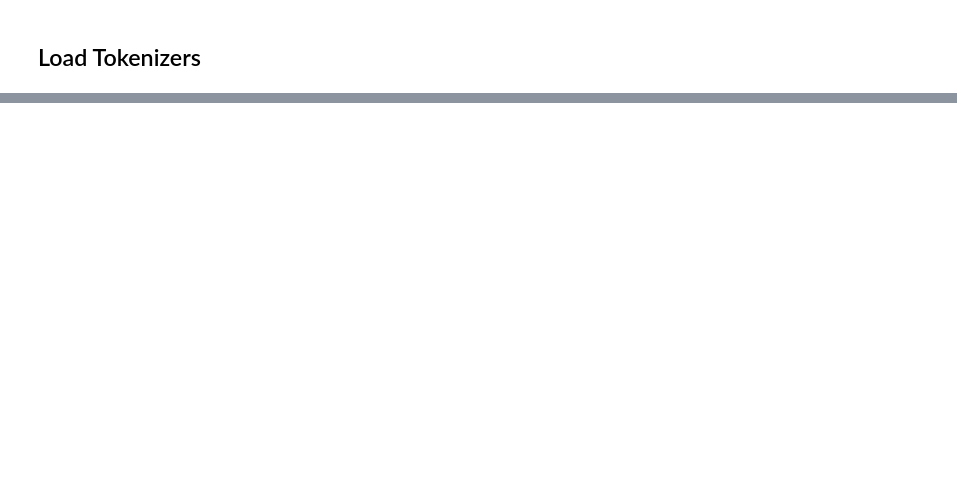
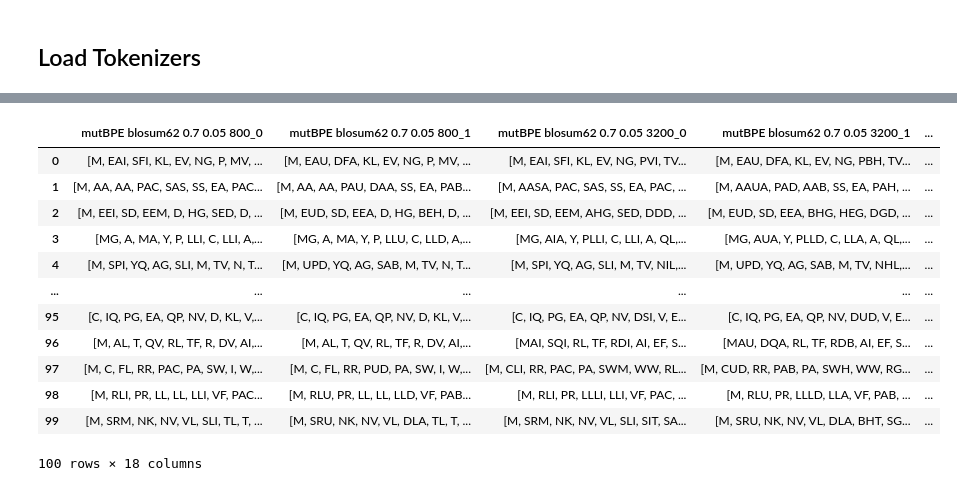
Before and after one commit to boun-tabi-lifelu/evolutionary-subword-tokenization, a Jupyter notebook: Prog/esm_study.ipynb, the cells around one changed output, grey strips where cells are left out. Cells and saved outputs as stored; diff of their text form; code cells hidden in the pictures; blank space fills up the shorter version.

```diff
--- a/Prog/esm_study.ipynb
+++ b/Prog/esm_study.ipynb
@@ -246,0 +302,57 @@ df_domains.head()
+# %%
+def generate_mutated_alternative_token_set(token_set, tokenizer_name, random_seed=42):
+    random.seed(random_seed)
+    alphabet = "ARNDCEQGHILKMFPSTWYVUOXBZJ"
+    mutated_token_set = []
+    alternative_token_set = []
+    for token in token_set:
+        if token in inner_vocab_parents_list[tokenizer_name]:
+            if 'mutations' in inner_vocab_parents_list[tokenizer_name][token]:
+                mutated_token = inner_vocab_parents_list[tokenizer_name][token]['mutations'][0]
+                tabu_list = [token] + inner_vocab_parents_list[tokenizer_name][token]['mutations']
+                alternative_token = generate_alternative_token(token, mutated_token, tabu_list, alphabet)
+            else:
+                mutated_token = token
+                alternative_token = token
+        elif token in inner_vocab_mutated_list[tokenizer_name]:
+            parent_token = inner_vocab_mutated_list[tokenizer_name][token]['parent']
+            if len(inner_vocab_parents_list[tokenizer_name][parent_token]['mutations']) > 1:
+                candidate_1 = inner_vocab_parents_list[tokenizer_name][parent_token]['mutations'][0]
+                candidate_2 = inner_vocab_parents_list[tokenizer_name][parent_token]['mutations'][1]
+                mutated_token = candidate_1 if candidate_1 != token else candidate_2
+                tabu_list = [parent_token] + inner_vocab_parents_list[tokenizer_name][parent_token]['mutations']
+                alternative_token = generate_alternative_token(token, mutated_token, tabu_list, alphabet)
+            else:
+                mutated_token = token
+                alternative_token = token
+        else:
+            mutated_token = token
+            alternative_token = token
+        mutated_token_set.append(mutated_token)
+        alternative_token_set.append(alternative_token)
+    return mutated_token_set, alternative_token_set
+# %%
+aa = df_protein_main.apply(lambda row: {tokenizer_name:generate_mutated_alternative_token_set(row[tokenizer_name], tokenizer_name) for tokenizer_name in tokenizer_list.keys()}, axis=1)
+# %%
+aa = pd.DataFrame.from_dict(list(aa))
+# %%
+result = pd.concat(
+    [aa[col].apply(pd.Series).add_prefix(f"{col}_") for col in aa.columns],
+    axis=1
+)
+# %%
+result
+# %% [output]
+|  | mutBPE blosum62 0.7 0.05 800_0 | mutBPE blosum62 0.7 0.05 800_1 | mutBPE blosum62 0.7 0.05 3200_0 | mutBPE blosum62 0.7 0.05 3200_1 | ... |
+| 0 | [M, EAI, SFI, KL, EV, NG, P, MV, ... | [M, EAU, DFA, KL, EV, NG, P, MV, ... | [M, EAI, SFI, KL, EV, NG, PVI, TV... | [M, EAU, DFA, KL, EV, NG, PBH, TV... | ... |
+| 1 | [M, AA, AA, PAC, SAS, SS, EA, PAC... | [M, AA, AA, PAU, DAA, SS, EA, PAB... | [M, AASA, PAC, SAS, SS, EA, PAC, ... | [M, AAUA, PAD, AAB, SS, EA, PAH, ... | ... |
+| 2 | [M, EEI, SD, EEM, D, HG, SED, D, ... | [M, EUD, SD, EEA, D, HG, BEH, D, ... | [M, EEI, SD, EEM, AHG, SED, DDD, ... | [M, EUD, SD, EEA, BHG, HEG, DGD, ... | ... |
+| 3 | [MG, A, MA, Y, P, LLI, C, LLI, A,... | [MG, A, MA, Y, P, LLU, C, LLD, A,... | [MG, AIA, Y, PLLI, C, LLI, A, QL,... | [MG, AUA, Y, PLLD, C, LLA, A, QL,... | ... |
+| 4 | [M, SPI, YQ, AG, SLI, M, TV, N, T... | [M, UPD, YQ, AG, SAB, M, TV, N, T... | [M, SPI, YQ, AG, SLI, M, TV, NIL,... | [M, UPD, YQ, AG, SAB, M, TV, NHL,... | ... |
+| ... | ... | ... | ... | ... | ... |
+| 95 | [C, IQ, PG, EA, QP, NV, D, KL, V,... | [C, IQ, PG, EA, QP, NV, D, KL, V,... | [C, IQ, PG, EA, QP, NV, DSI, V, E... | [C, IQ, PG, EA, QP, NV, DUD, V, E... | ... |
+| 96 | [M, AL, T, QV, RL, TF, R, DV, AI,... | [M, AL, T, QV, RL, TF, R, DV, AI,... | [MAI, SQI, RL, TF, RDI, AI, EF, S... | [MAU, DQA, RL, TF, RDB, AI, EF, S... | ... |
+| 97 | [M, C, FL, RR, PAC, PA, SW, I, W,... | [M, C, FL, RR, PUD, PA, SW, I, W,... | [M, CLI, RR, PAC, PA, SWM, WW, RL... | [M, CUD, RR, PAB, PA, SWH, WW, RG... | ... |
+| 98 | [M, RLI, PR, LL, LL, LLI, VF, PAC... | [M, RLU, PR, LL, LL, LLD, VF, PAB... | [M, RLI, PR, LLLI, LLI, VF, PAC, ... | [M, RLU, PR, LLLD, LLA, VF, PAB, ... | ... |
+| 99 | [M, SRM, NK, NV, VL, SLI, TL, T, ... | [M, SRU, NK, NV, VL, DLA, TL, T, ... | [M, SRM, NK, NV, VL, SLI, SIT, SA... | [M, SRU, NK, NV, VL, DLA, BHT, SG... | ... |
+100 rows × 18 columns
```
Also changed, not shown: parts of 34 cells of this notebook.
